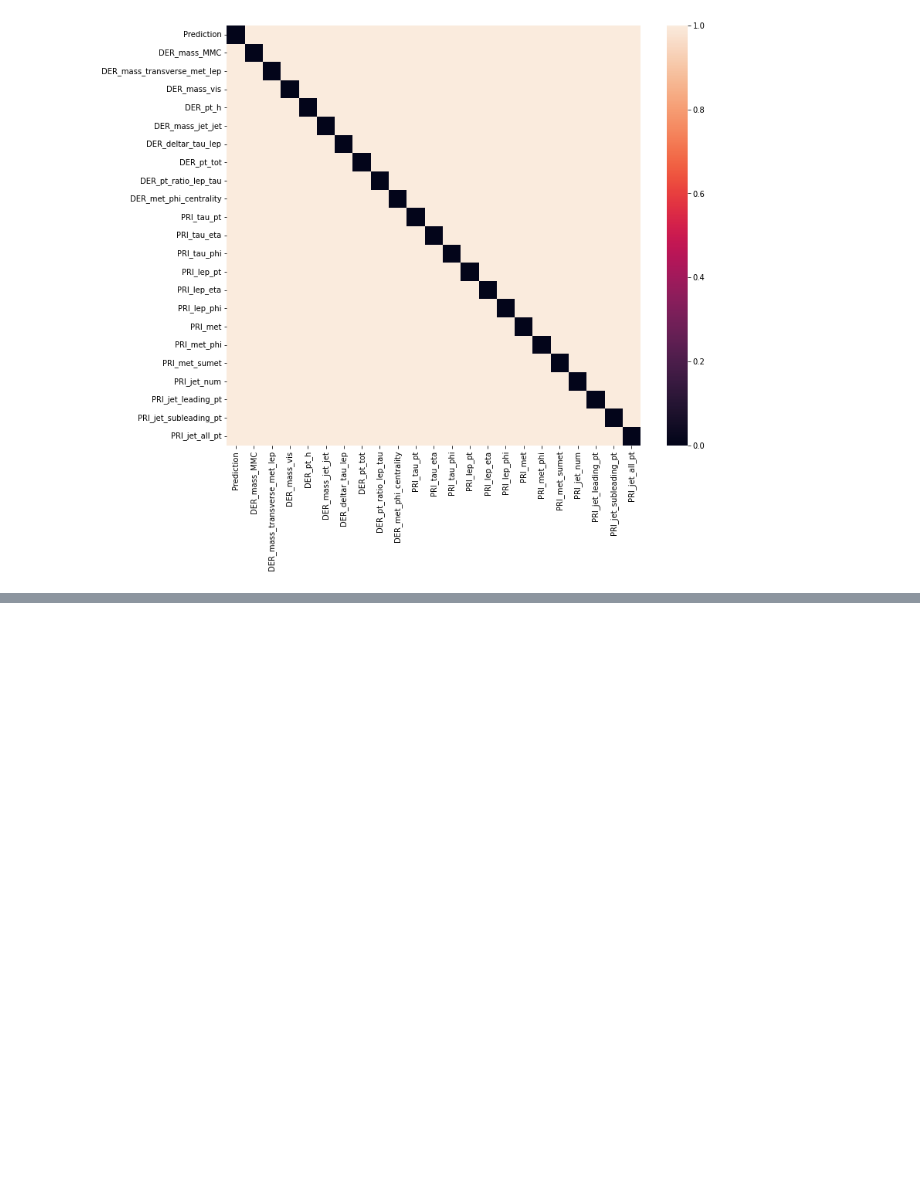
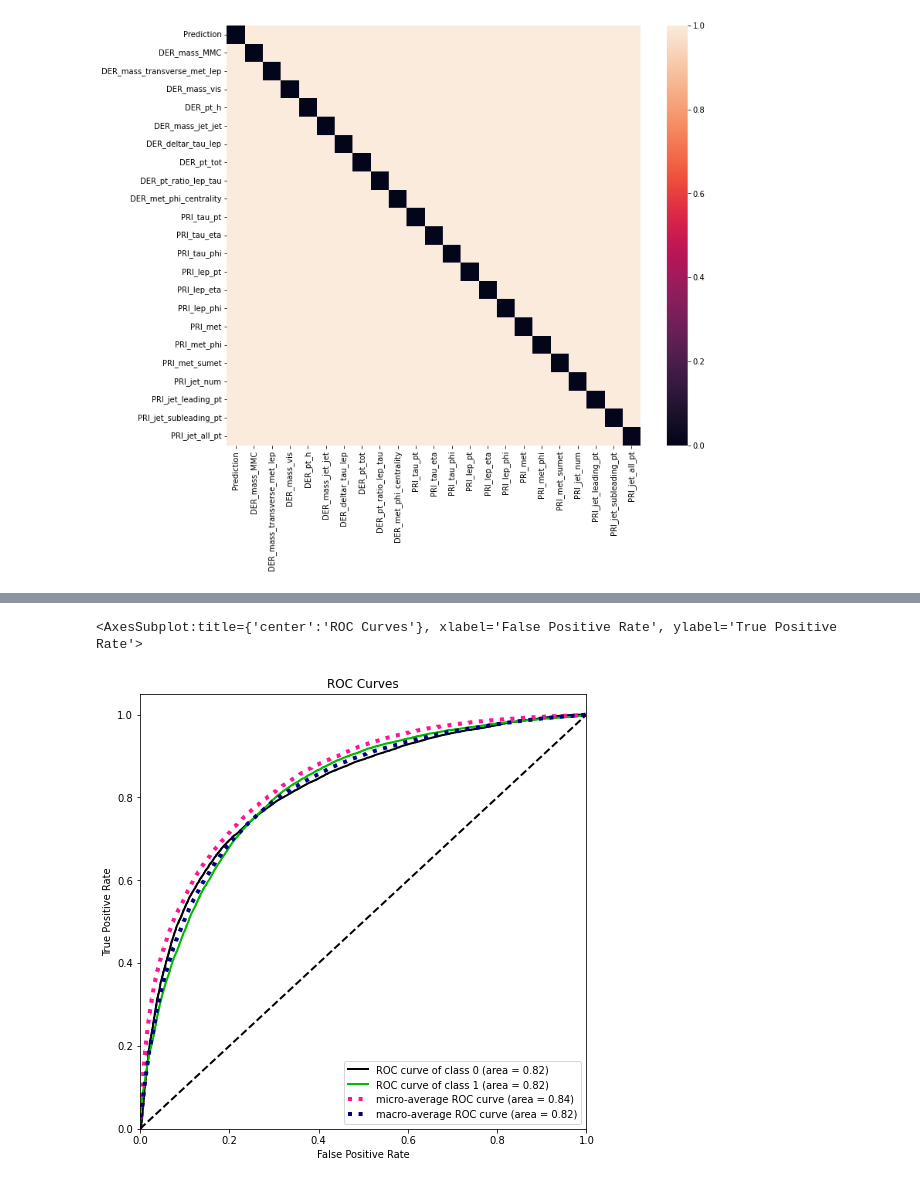
Before and after one commit to maximzubkov/ML_course, a Jupyter notebook: projects/project1/features.ipynb, the cells around one changed output, grey strips where cells are left out. Drawn from its saved outputs; the diff is of its cells as text; code cells hidden in the pictures; blank space fills up the shorter version.

```diff
--- a/projects/project1/features.ipynb
+++ b/projects/project1/features.ipynb
@@ -130,0 +181,8 @@ plot_roc(y_val, y_pred, figsize=(8,8))
+# %%
+w_pure = ridge_regression(y_train, X_train, lambda_=0.)
+y_pred = (X_val @ w_pure).reshape(-1, 1)
+y_pred = np.concatenate([1 - y_pred, y_pred], axis=1)
+plot_roc(y_val, y_pred, figsize=(8,8))
+# %% [output]
+<AxesSubplot:title={'center':'ROC Curves'}, xlabel='False Positive Rate', ylabel='True Positive Rate'>
+[figure, added]
```
Also changed, not shown: parts of 29 cells of this notebook.
